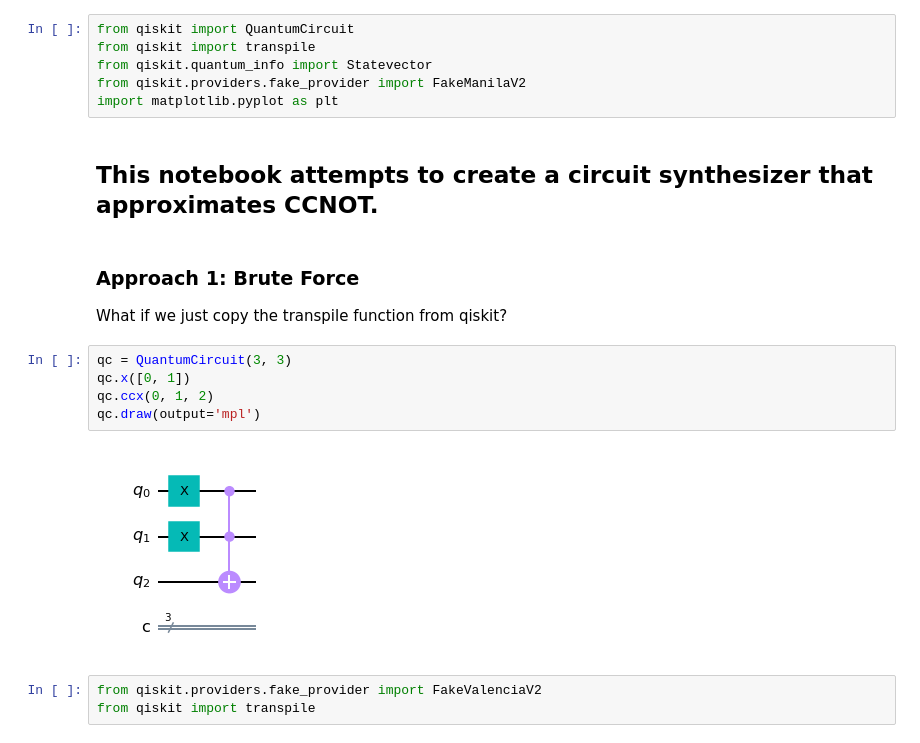
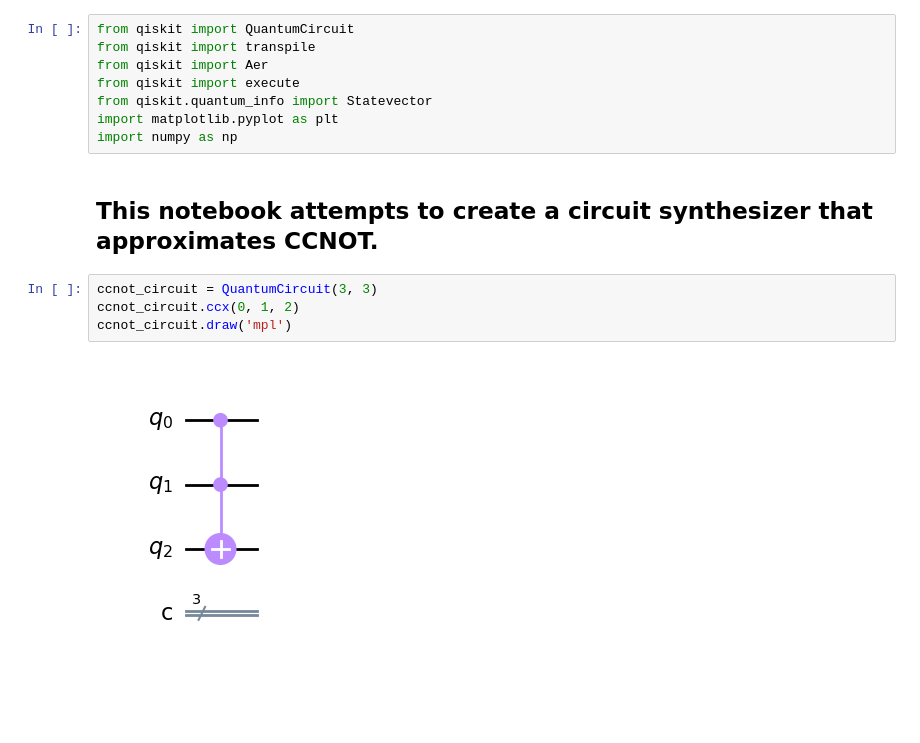
Before and after one commit to ThomScottW/CCNOT-Synthesizer, a Jupyter notebook: Synthesizer.ipynb, the cells around one changed output. Drawn from its saved outputs; the diff is of its cells as text; blank space fills up the shorter version.

```diff
--- a/Synthesizer.ipynb
+++ b/Synthesizer.ipynb
@@ -1,22 +1,16 @@
 # %%
 from qiskit import QuantumCircuit
 from qiskit import transpile
+from qiskit import Aer
+from qiskit import execute
 from qiskit.quantum_info import Statevector
-from qiskit.providers.fake_provider import FakeManilaV2
 import matplotlib.pyplot as plt
+import numpy as np
 # %% [markdown]
 ## This notebook attempts to create a circuit synthesizer that approximates CCNOT.
-# %% [markdown]
-### Approach 1: Brute Force
-
-What if we just copy the transpile function from qiskit?
 # %%
-qc = QuantumCircuit(3, 3)
-qc.x([0, 1])
-qc.ccx(0, 1, 2)
-qc.draw(output='mpl')
+ccnot_circuit = QuantumCircuit(3, 3)
+ccnot_circuit.ccx(0, 1, 2)
+ccnot_circuit.draw('mpl')
 # %% [output]
-[figure, old version]
+[figure, new version]
-# %%
-from qiskit.providers.fake_provider import FakeValenciaV2
-from qiskit import transpile
```
Also changed, not shown: parts of 22 cells of this notebook.
